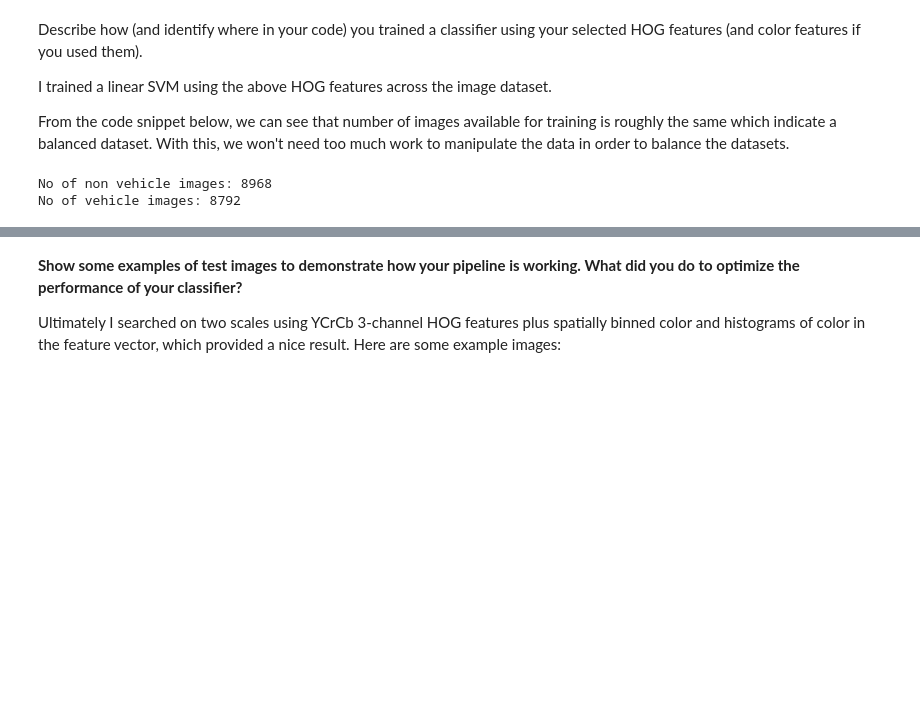
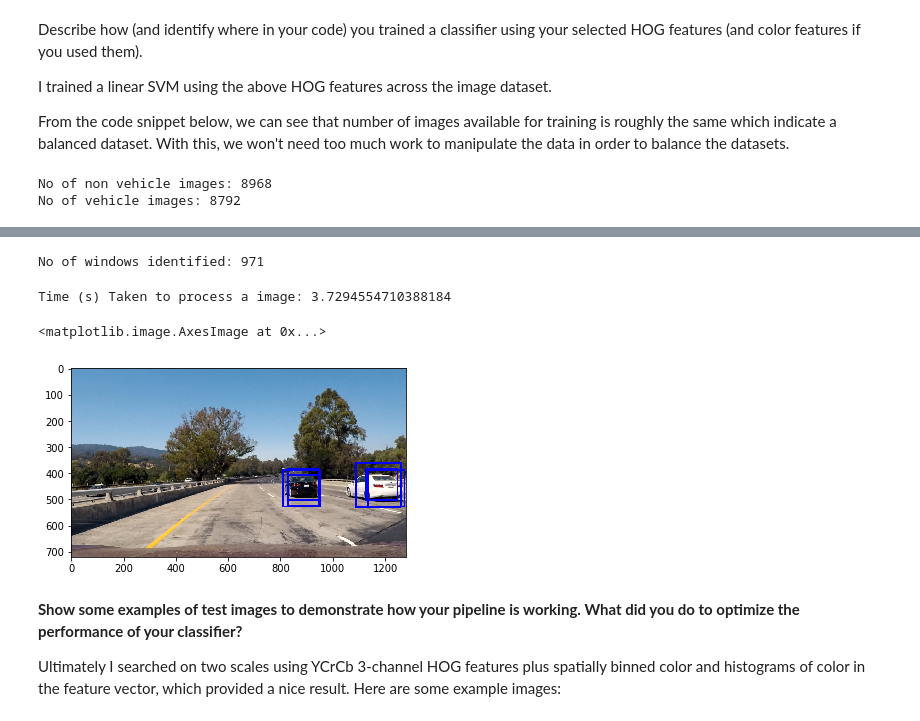
Before and after one commit to hairizuanbinnoorazman/CarND-Vehicle-Detection, a Jupyter notebook: Vehicle Detection.ipynb, the cells around one changed output, grey strips where cells are left out. Saved outputs shown, nothing was run; the diff lists cells and outputs as text; code cells hidden in the pictures; blank space fills up the shorter version.

```diff
--- a/Vehicle Detection.ipynb
+++ b/Vehicle Detection.ipynb
@@ -403,6 +491,75 @@ def search_windows(img, windows, clf, scaler, color_space='RGB',
             on_windows.append(window)
     #8) Return windows for positive detections
     return on_windows
+# %%
+# Get windows
+overlap = (0.8, 0.8)
+
+windows = slide_window(image, x_start_stop=[None, None], y_start_stop=[360, 660],
+                    xy_window=(300, 300), xy_overlap=overlap)
+windows2 = slide_window(image, x_start_stop=[None, None], y_start_stop=[360, 660],
+                    xy_window=(270, 270), xy_overlap=overlap)
+windows3 = slide_window(image, x_start_stop=[None, None], y_start_stop=[360, 660],
+                    xy_window=(230, 230), xy_overlap=overlap)
+windows4 = slide_window(image, x_start_stop=[None, None], y_start_stop=[360, 660],
+                    xy_window=(200, 200), xy_overlap=overlap)
+windows5 = slide_window(image, x_start_stop=[None, None], y_start_stop=[360, 660],
+                    xy_window=(170, 170), xy_overlap=overlap)
+windows6 = slide_window(image, x_start_stop=[None, None], y_start_stop=[360, 660],
+                    xy_window=(140, 140), xy_overlap=overlap)
+windows7 = slide_window(image, x_start_stop=[None, None], y_start_stop=[360, 660],
+                    xy_window=(120, 120), xy_overlap=overlap)
+# This is for cars that are further away
+windows8 = slide_window(image, x_start_stop=[None, None], y_start_stop=[360, 660],
+                    xy_window=(100, 100), xy_overlap=overlap)
+# windows5 = slide_window(image, x_start_stop=[None, None], y_start_stop=[360, 560],
+#                     xy_window=(64, 64), xy_overlap=overlap)
+
+# Combine all windows together
+windows.extend(windows2)
+windows.extend(windows3)
+windows.extend(windows4)
+windows.extend(windows5)
+windows.extend(windows6)
+windows.extend(windows7)
+
+print("No of windows identified: " + str(len(windows)))
+# %% [output]
+No of windows identified: 971
+# %%
+# Set all variables for easier reference
+color_space = 'YCrCb' # Can be RGB, HSV, LUV, HLS, YUV, YCrCb
+orient = 9  # HOG orientations
+pix_per_cell = 8 # HOG pixels per cell
+cell_per_block = 2 # HOG cells per block
+hog_channel = "ALL" # Can be 0, 1, 2, or "ALL"
+spatial_size = (32, 32) # Spatial binning dimensions
+hist_bins = 32    # Number of histogram bins
+spatial_feat = False # Spatial features on or off
+hist_feat = False # Histogram features on or off
+hog_feat = True # HOG features on or off
+
+time_1 = time.time()
+
+img = mpimg.imread("./test_images/test1.jpg")
+draw_image = np.copy(img)
+
+hot_windows = search_windows(img, windows, svc, X_scaler, color_space=color_space,
+                        spatial_size=spatial_size, hist_bins=hist_bins,
+                        orient=orient, pix_per_cell=pix_per_cell,
+                        cell_per_block=cell_per_block,
+                        hog_channel=hog_channel, spatial_feat=spatial_feat,
+                        hist_feat=hist_feat, hog_feat=hog_feat)
+
+time_2 = time.time()
+print("Time (s) Taken to process a image: " + str(time_2 - time_1))
+
+window_img = draw_boxes(draw_image, hot_windows, color=(0, 0, 255), thick=6)
+plt.imshow(window_img)
+# %% [output]
+Time (s) Taken to process a image: 3.7294554710388184
+<matplotlib.image.AxesImage at 0x...>
+[figure, added]
 # %% [markdown]
 **Show some examples of test images to demonstrate how your pipeline is working. What did you do to optimize the performance of your classifier?**
 
```
Also changed, not shown: parts of 19 cells of this notebook, 1 other file.
